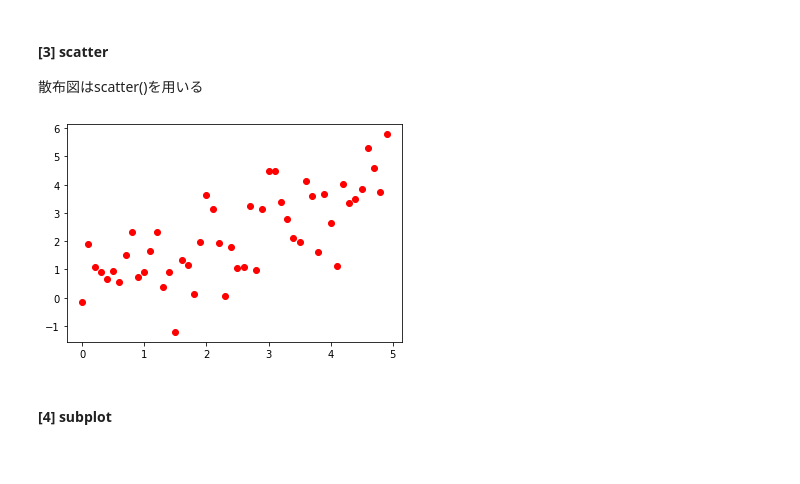
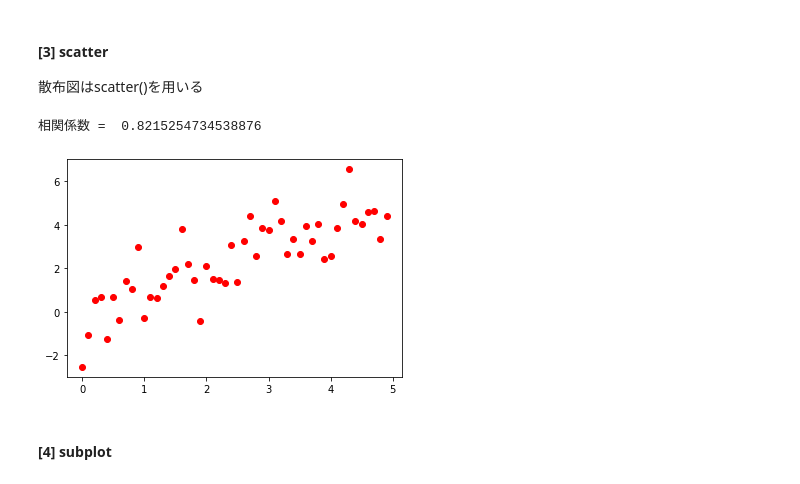
Before and after one commit to ken-ty/python_medical_images, a Jupyter notebook: chapter2/Chapter2.ipynb, the cells around one changed output. Saved outputs shown, nothing was run; the diff lists cells and outputs as text; code cells hidden in the pictures.

```diff
--- a/chapter2/Chapter2.ipynb
+++ b/chapter2/Chapter2.ipynb
@@ -1433,16 +1433,20 @@ df
 # %%
 import numpy as np
 import matplotlib.pyplot as plt
 %matplotlib inline
-
 x = np.arange(0, 5, 0.1)
 y = np.arange(0, 5, 0.1) + np.random.randn(50)
 fig = plt.figure()
 ax1 = fig.add_subplot(1,1,1)
 ax1.scatter(x, y, color='red')
 fig.show()
+# 相関係数を求める
+correlation  = np.corrcoef(x, y)[0, 1]
+# 相関係数の表示
+print("相関係数 = ",correlation)
 # %% [output]
+相関係数 =  0.8215254734538876
-[figure, old version]
+[figure, new version]
 # %% [markdown]
 #### [4] subplot
 # %% [markdown]
```
Also changed, not shown: parts of 9 cells of this notebook.
